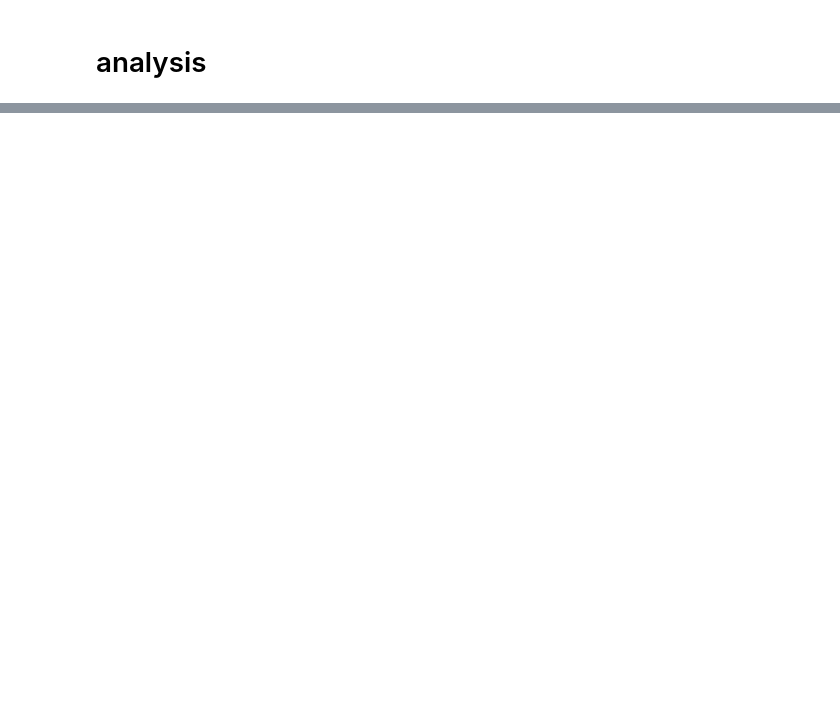
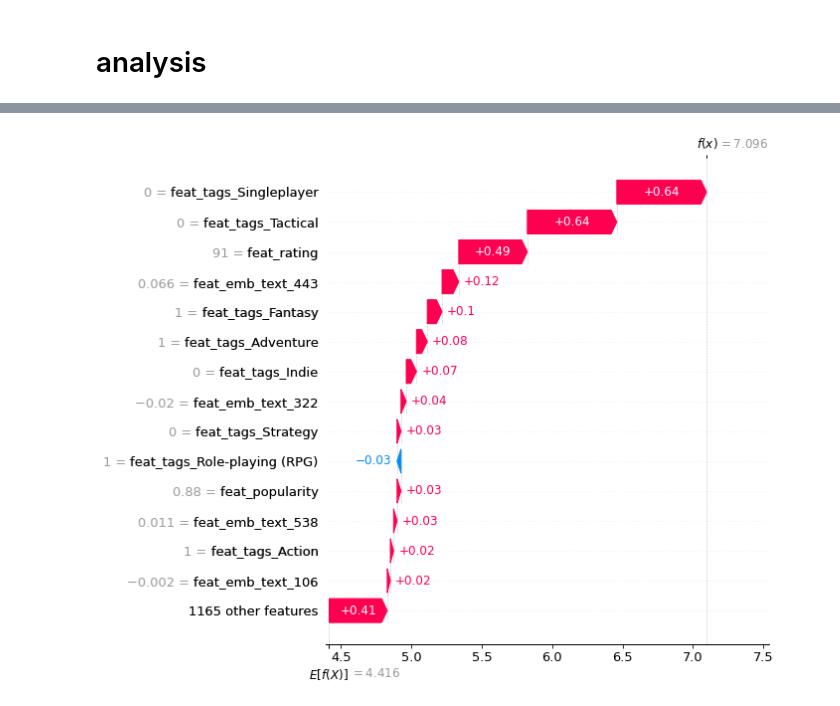
Before and after one commit to mcminnra/vgr, a Jupyter notebook: prototyping_notebooks/analysis.ipynb, the cells around one changed output, grey strips where cells are left out. Cells and saved outputs as stored; diff of their text form; code cells hidden in the pictures; blank space fills up the shorter version.

```diff
--- a/prototyping_notebooks/analysis.ipynb
+++ b/prototyping_notebooks/analysis.ipynb
@@ -98,0 +212,5 @@ sns.pairplot(df_chart, kind="reg", plot_kws={'line_kws':{'color':'red'}}, height
+# %%
+idx = df[df['input_name'] == 'The Legend of Zelda: Majora\'s Mask 3D'].index[0]
+shap.plots.waterfall(shap_values[idx], max_display=15)
+# %% [output]
+[figure, added]
```
Also changed, not shown: parts of 17 cells of this notebook.
